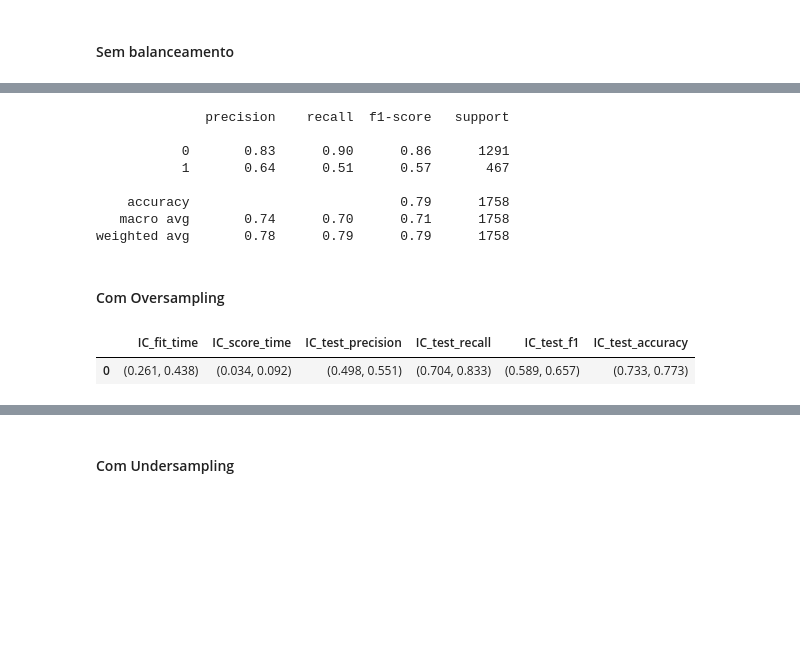
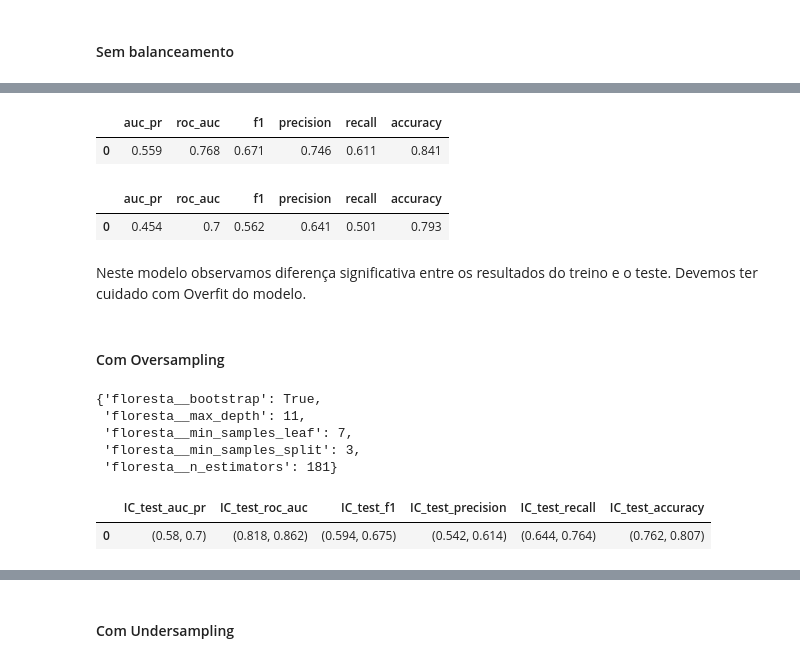
Before and after one commit to Angel-Arroyo-H/alura-data-science-challenge-3, a Jupyter notebook: Alura_DataScience_Challenge3.ipynb, the cells around one changed output, grey strips where cells are left out. Cells and saved outputs as stored; diff of their text form; code cells hidden in the pictures; blank space fills up the shorter version.

```diff
--- a/Alura_DataScience_Challenge3.ipynb
+++ b/Alura_DataScience_Challenge3.ipynb
@@ -1155,27 +1245,69 @@ weighted avg       0.84      0.84      0.84      5274
-# %%
-y_previsto = modelo_floresta_opt.predict(x_teste)
-print(classification_report(y_teste, y_previsto, zero_division=0))
-# %% [output]
-              precision    recall  f1-score   support
-
-           0       0.83      0.90      0.86      1291
-           1       0.64      0.51      0.57       467
-
-    accuracy                           0.79      1758
-   macro avg       0.74      0.70      0.71      1758
-weighted avg       0.78      0.79      0.79      1758
+# %%
+# Métricas para o treino
+metricas(y_treino, modelo_floresta_opt.predict(x_treino)).round(3)
+# %% [output]
+|  | auc_pr | roc_auc | f1 | precision | recall | accuracy |
+| 0 | 0.559 | 0.768 | 0.671 | 0.746 | 0.611 | 0.841 |
+# %%
+# Métricas para o teste
+metricas(y_teste, modelo_floresta_opt.predict(x_teste)).round(3)
+# %% [output]
+|  | auc_pr | roc_auc | f1 | precision | recall | accuracy |
+| 0 | 0.454 | 0.7 | 0.562 | 0.641 | 0.501 | 0.793 |
+# %% [markdown]
+Neste modelo observamos diferença significativa entre os resultados do treino e o teste. Devemos ter cuidado com Overfit do modelo.
 # %% [markdown]
 #### Com Oversampling
+# %%
+pipeline_floresta_smote = imbpipeline([
+    ('oversample', SMOTE(random_state=42))
+    ,('floresta', RandomForestClassifier(random_state=42))
+])
+
+# Otimizando os parâmetros da função
+grade_parametros = {
+    'floresta__n_estimators': randint(50, 200)      # número de árvores na floresta
+    ,'floresta__max_depth': randint(3, 20)          # profundidade máxima da árvore
+    ,'floresta__min_samples_split': randint(2, 10)  # min samples para dividir nó
+    ,'floresta__min_samples_leaf': randint(1, 10)   # min amostras por folha
+    ,'floresta__bootstrap': [True, False]           # usar amostragem bootstrap ou não
+}
+
+random_search = RandomizedSearchCV(
+    estimator = pipeline_floresta_smote
+    ,param_distributions=grade_parametros
+    ,n_iter=20
+    ,cv=5
+    ,scoring=scoring
+    ,verbose=0
+    ,random_state=42
+    ,refit='auc_pr'
+)
+random_search.fit(x_treino, y_treino)
+random_search.best_params_
+# %% [output]
+{'floresta__bootstrap': True,
+ 'floresta__max_depth': 11,
+ 'floresta__min_samples_leaf': 7,
+ 'floresta__min_samples_split': 3,
+ 'floresta__n_estimators': 181}
 # %%
-modelo_rl_smote = LogisticRegression(random_state=42)
-pipeline_rl_smote = imbpipeline([
+pipeline_floresta_smote_opt = imbpipeline([
     ('oversample', SMOTE(random_state=42))
-    ,('regressao_logistica', modelo_rl_smote)
+    ,('floresta', RandomForestClassifier(random_state=42))
 ])
+pipeline_floresta_smote_opt.set_params(**random_search.best_params_)
+
 skf = StratifiedKFold(n_splits = 5, shuffle = True, random_state = 42)
-cv_resultados = cross_validate(pipeline_rl_smote, x_treino, y_treino, cv = skf, scoring = scoring)
+cv_resultados = cross_validate(
+    pipeline_floresta_smote_opt
+    ,x_treino
+    ,y_treino
+    ,cv = skf
+    ,scoring = scoring
+)
 intervalo_conf(cv_resultados)
 # %% [output]
-|  | IC_fit_time | IC_score_time | IC_test_precision | IC_test_recall | IC_test_f1 | IC_test_accuracy |
-| 0 | (0.261, 0.438) | (0.034, 0.092) | (0.498, 0.551) | (0.704, 0.833) | (0.589, 0.657) | (0.733, 0.773) |
+|  | IC_test_auc_pr | IC_test_roc_auc | IC_test_f1 | IC_test_precision | IC_test_recall | IC_test_accuracy |
+| 0 | (0.58, 0.7) | (0.818, 0.862) | (0.594, 0.675) | (0.542, 0.614) | (0.644, 0.764) | (0.762, 0.807) |
 # %%
```
Also changed, not shown: parts of 60 cells of this notebook.
